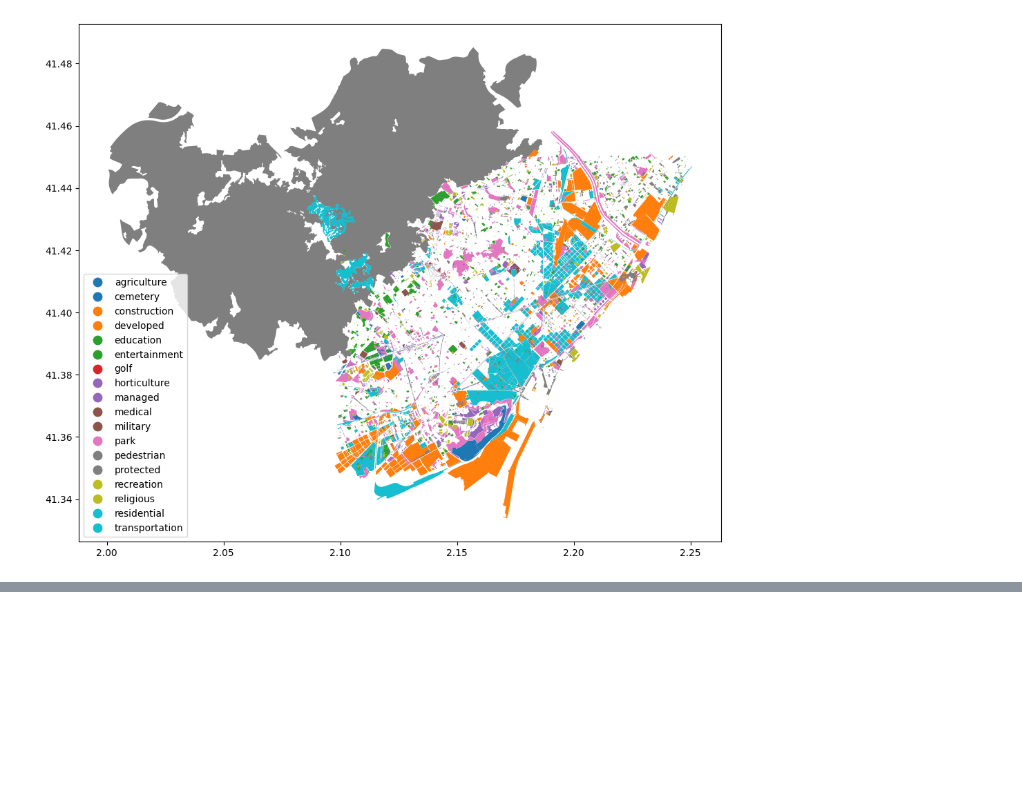
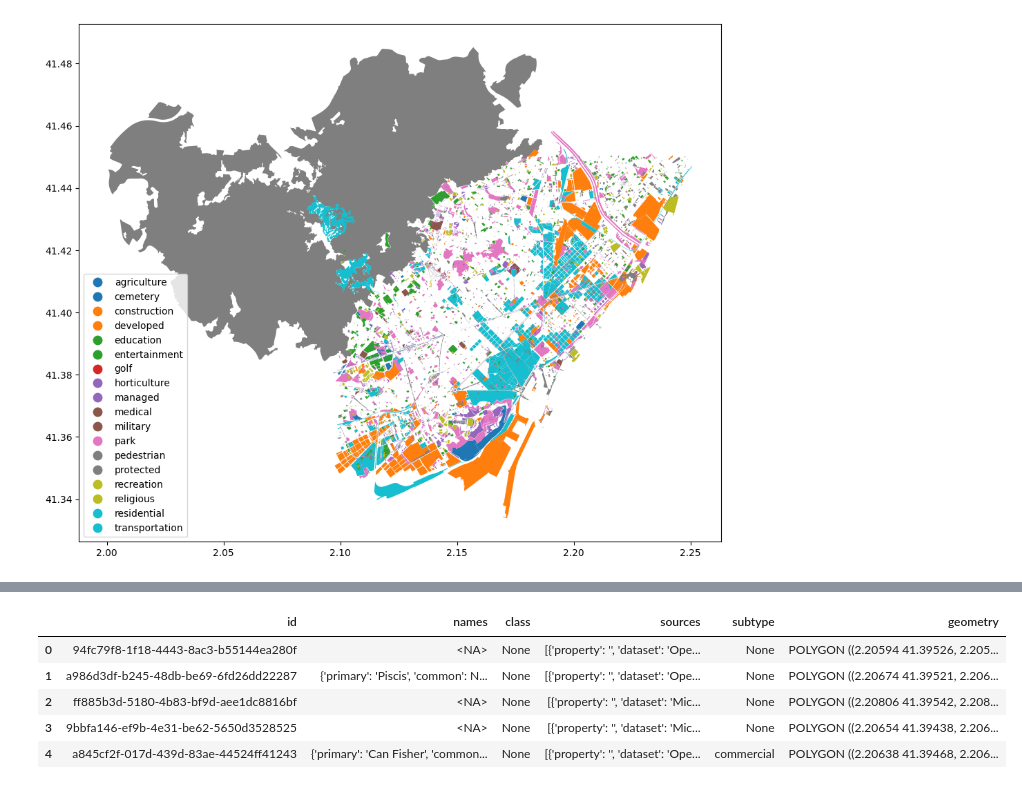
Before and after one commit to jammy-data/REALLOCATE_AI, a Jupyter notebook: notebooks/02_overture.ipynb, the cells around one changed output, grey strips where cells are left out. Saved outputs shown, nothing was run; the diff lists cells and outputs as text; code cells hidden in the pictures; blank space fills up the shorter version.

```diff
--- a/notebooks/02_overture.ipynb
+++ b/notebooks/02_overture.ipynb
@@ -179,0 +229,17 @@ gdf_landuse.to_parquet("../data/processed/landuse.parquet")
+# %%
+# 6️⃣ Convert WKB geometry to Shapely
+buildings["geometry"] = buildings["geometry"].apply(lambda x: wkb.loads(bytes(x)) if isinstance(x, (bytes, bytearray)) else None)
+
+# 7️⃣ Wrap in GeoDataFrame
+gdf = gpd.GeoDataFrame(buildings, geometry="geometry", crs="EPSG:4326")
+
+# 8️⃣ Inspect and plot
+places = gdf.copy()
+gdf.head()
+# %% [output]
+|  | id | names | class | sources | subtype | geometry |
+| 0 | 94fc79f8-1f18-4443-8ac3-b55144ea280f | <NA> | None | [{'property': '', 'dataset': 'Ope... | None | POLYGON ((2.20594 41.39526, 2.205... |
+| 1 | a986d3df-b245-48db-be69-6fd26dd22287 | {'primary': 'Piscis', 'common': N... | None | [{'property': '', 'dataset': 'Ope... | None | POLYGON ((2.20674 41.39521, 2.206... |
+| 2 | ff885b3d-5180-4b83-bf9d-aee1dc8816bf | <NA> | None | [{'property': '', 'dataset': 'Mic... | None | POLYGON ((2.20806 41.39542, 2.208... |
+| 3 | 9bbfa146-ef9b-4e31-be62-5650d3528525 | <NA> | None | [{'property': '', 'dataset': 'Mic... | None | POLYGON ((2.20654 41.39438, 2.206... |
+| 4 | a845cf2f-017d-439d-83ae-44524ff41243 | {'primary': 'Can Fisher', 'common... | None | [{'property': '', 'dataset': 'Ope... | commercial | POLYGON ((2.20638 41.39468, 2.206... |
```
Also changed, not shown: parts of 8 cells of this notebook.
